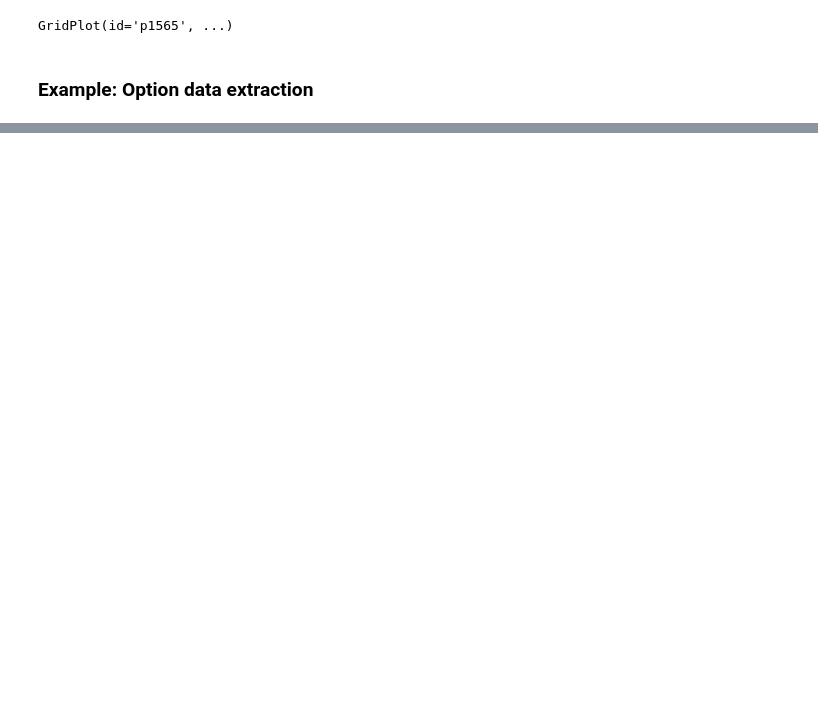
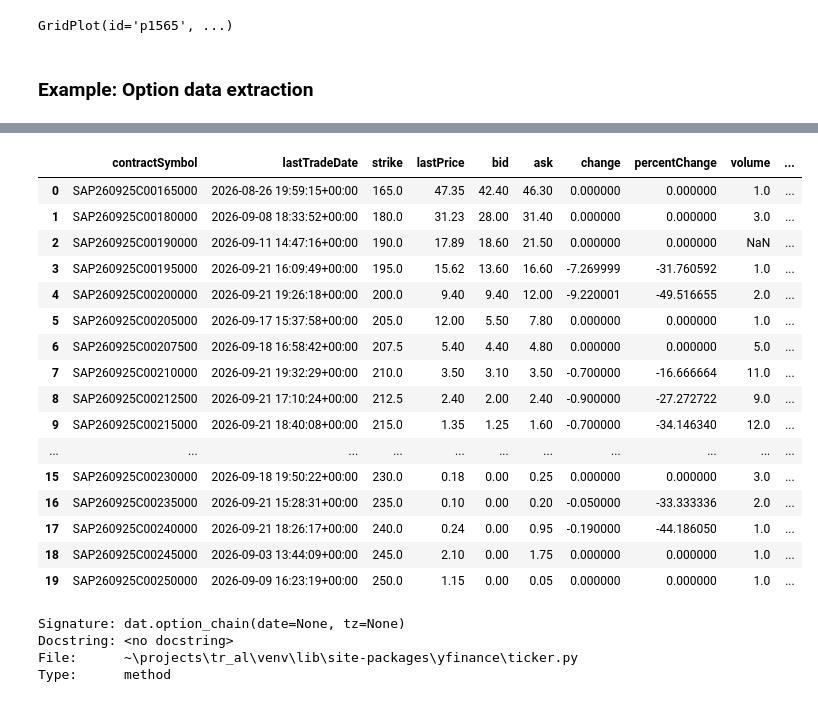
Before and after one commit to AeternoModo/Perfromance-and-Calibration-of-the-Jump-Diffusion-Model, a Jupyter notebook: strategies/data/(demo)data_extraction_backtest.ipynb, the cells around one changed output, grey strips where cells are left out. Drawn from its saved outputs; the diff is of its cells as text; code cells hidden in the pictures; blank space fills up the shorter version.

Commit message:
Working around yfinance to see if backtest possible. Seems affermative.

```diff
--- a/strategies/data/(demo)data_extraction_backtest.ipynb
+++ b/strategies/data/(demo)data_extraction_backtest.ipynb
@@ -238,0 +284,28 @@ plt.scatter(selected_contracts,option_prices)
+# %%
+dat= yf.Ticker("SAP")
+dat.option_chain("2026-09-25").calls
+# %% [output]
+|  | contractSymbol | lastTradeDate | strike | lastPrice | bid | ask | change | percentChange | volume | ... |
+| 0 | SAP260925C00165000 | 2026-08-26 19:59:15+00:00 | 165.0 | 47.35 | 42.40 | 46.30 | 0.000000 | 0.000000 | 1.0 | ... |
+| 1 | SAP260925C00180000 | 2026-09-08 18:33:52+00:00 | 180.0 | 31.23 | 28.00 | 31.40 | 0.000000 | 0.000000 | 3.0 | ... |
+| 2 | SAP260925C00190000 | 2026-09-11 14:47:16+00:00 | 190.0 | 17.89 | 18.60 | 21.50 | 0.000000 | 0.000000 | NaN | ... |
+| 3 | SAP260925C00195000 | 2026-09-21 16:09:49+00:00 | 195.0 | 15.62 | 13.60 | 16.60 | -7.269999 | -31.760592 | 1.0 | ... |
+| 4 | SAP260925C00200000 | 2026-09-21 19:26:18+00:00 | 200.0 | 9.40 | 9.40 | 12.00 | -9.220001 | -49.516655 | 2.0 | ... |
+| 5 | SAP260925C00205000 | 2026-09-17 15:37:58+00:00 | 205.0 | 12.00 | 5.50 | 7.80 | 0.000000 | 0.000000 | 1.0 | ... |
+| 6 | SAP260925C00207500 | 2026-09-18 16:58:42+00:00 | 207.5 | 5.40 | 4.40 | 4.80 | 0.000000 | 0.000000 | 5.0 | ... |
+| 7 | SAP260925C00210000 | 2026-09-21 19:32:29+00:00 | 210.0 | 3.50 | 3.10 | 3.50 | -0.700000 | -16.666664 | 11.0 | ... |
+| 8 | SAP260925C00212500 | 2026-09-21 17:10:24+00:00 | 212.5 | 2.40 | 2.00 | 2.40 | -0.900000 | -27.272722 | 9.0 | ... |
+| 9 | SAP260925C00215000 | 2026-09-21 18:40:08+00:00 | 215.0 | 1.35 | 1.25 | 1.60 | -0.700000 | -34.146340 | 12.0 | ... |
+| ... | ... | ... | ... | ... | ... | ... | ... | ... | ... | ... |
+| 15 | SAP260925C00230000 | 2026-09-18 19:50:22+00:00 | 230.0 | 0.18 | 0.00 | 0.25 | 0.000000 | 0.000000 | 3.0 | ... |
+| 16 | SAP260925C00235000 | 2026-09-21 15:28:31+00:00 | 235.0 | 0.10 | 0.00 | 0.20 | -0.050000 | -33.333336 | 2.0 | ... |
+| 17 | SAP260925C00240000 | 2026-09-21 18:26:17+00:00 | 240.0 | 0.24 | 0.00 | 0.95 | -0.190000 | -44.186050 | 1.0 | ... |
+| 18 | SAP260925C00245000 | 2026-09-03 13:44:09+00:00 | 245.0 | 2.10 | 0.00 | 1.75 | 0.000000 | 0.000000 | 1.0 | ... |
+| 19 | SAP260925C00250000 | 2026-09-09 16:23:19+00:00 | 250.0 | 1.15 | 0.00 | 0.05 | 0.000000 | 0.000000 | 1.0 | ... |
+# %%
+dat.option_chain?
+# %% [output]
+Signature: dat.option_chain(date=None, tz=None)
+Docstring: <no docstring>
+File:      ~\projects\tr_al\venv\lib\site-packages\yfinance\ticker.py
+Type:      method
```
Also changed, not shown: parts of 4 cells of this notebook, 1 other file.
